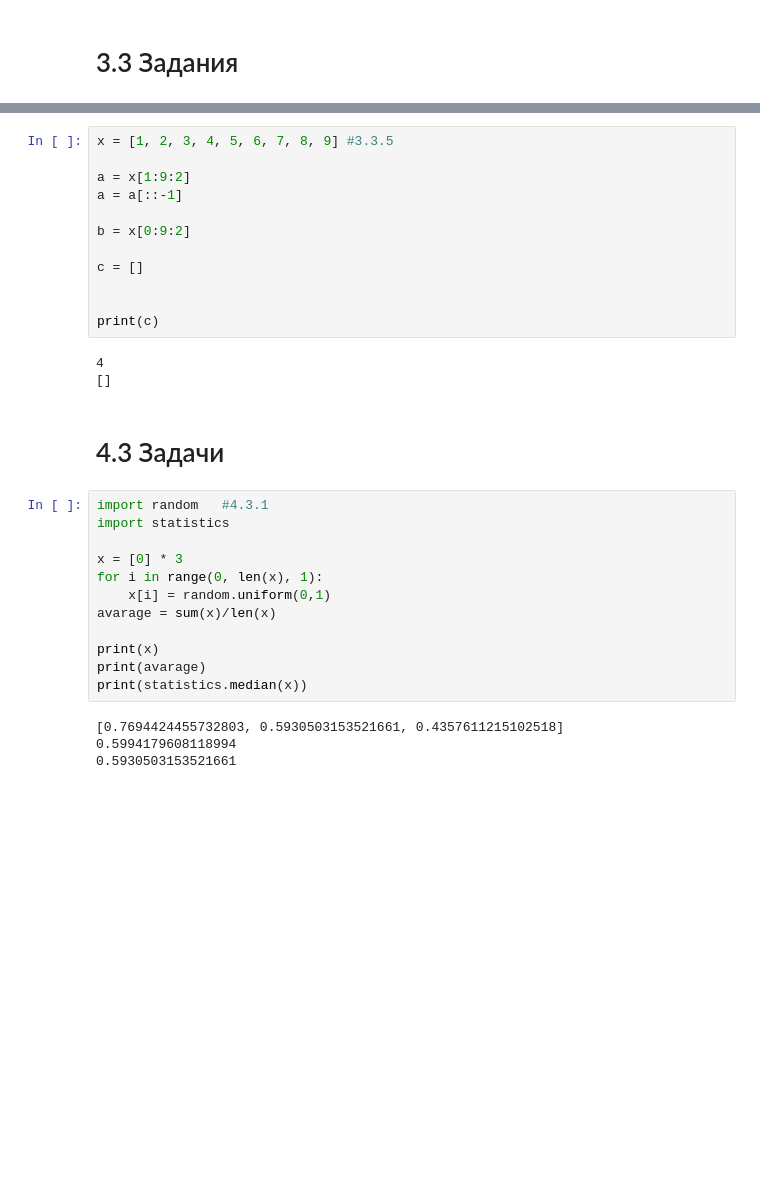
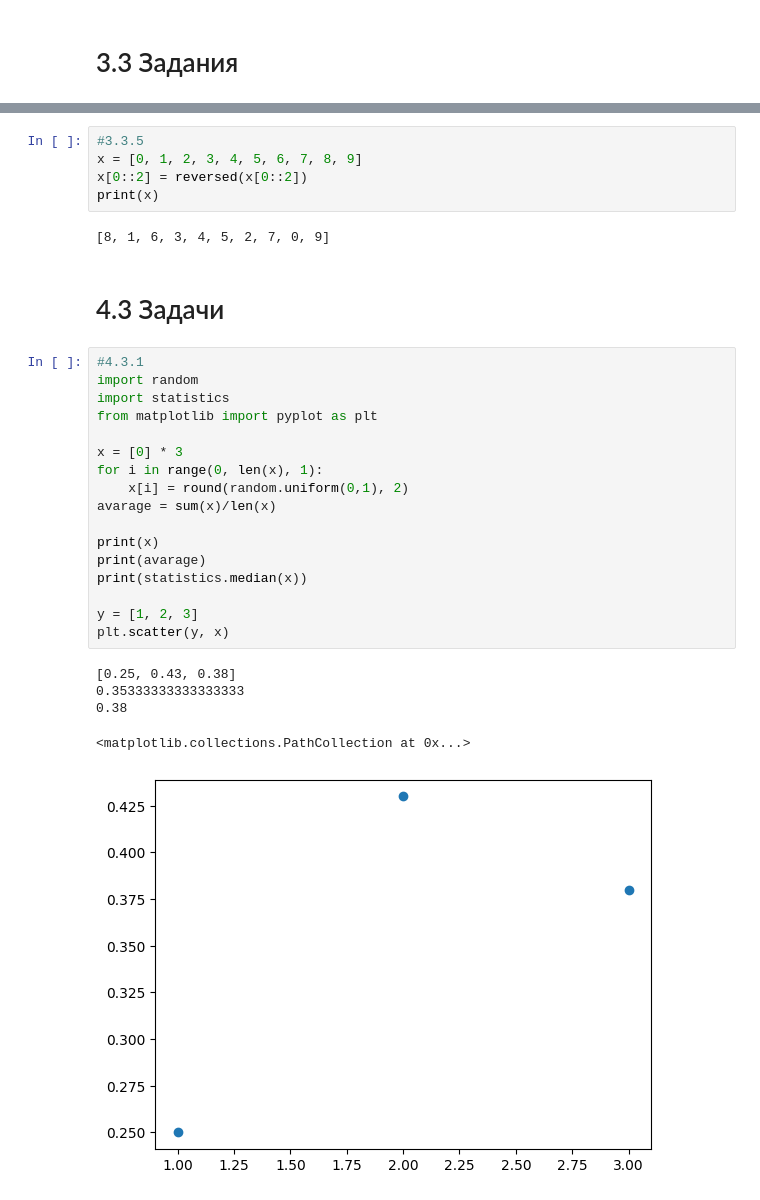
Before and after one commit to Sukusin/python, a Jupyter notebook: AI/Sokolov_Workbook1.ipynb, the cells around one changed output, grey strips where cells are left out. Drawn from its saved outputs; the diff is of its cells as text; blank space fills up the shorter version.

```diff
--- a/AI/Sokolov_Workbook1.ipynb
+++ b/AI/Sokolov_Workbook1.ipynb
@@ -75,36 +89,35 @@ for i in range(105, 5-1, -25): #3.3.4
 30
 5
 # %%
-x = [1, 2, 3, 4, 5, 6, 7, 8, 9] #3.3.5
-
-a = x[1:9:2]
-a = a[::-1]
-
-b = x[0:9:2]
-
-c = []
-
-
-print(c)
+#3.3.5
+x = [0, 1, 2, 3, 4, 5, 6, 7, 8, 9]
+x[0::2] = reversed(x[0::2])
+print(x)
 # %% [output]
-4
-[]
+[8, 1, 6, 3, 4, 5, 2, 7, 0, 9]
 # %% [markdown]
 # 4.3 Задачи
 # %%
-import random   #4.3.1
+#4.3.1
+import random
 import statistics
+from matplotlib import pyplot as plt
 
 x = [0] * 3
 for i in range(0, len(x), 1):
-    x[i] = random.uniform(0,1)
+    x[i] = round(random.uniform(0,1), 2)
 avarage = sum(x)/len(x)
 
 print(x)
 print(avarage)
 print(statistics.median(x))
+
+y = [1, 2, 3]
+plt.scatter(y, x)
 # %% [output]
-[0.7694424455732803, 0.5930503153521661, 0.4357611215102518]
-0.5994179608118994
-0.5930503153521661
+[0.25, 0.43, 0.38]
+0.35333333333333333
+0.38
+<matplotlib.collections.PathCollection at 0x...>
+[figure, added]
 # %%
```
Also changed, not shown: parts of 10 cells of this notebook, 2 other files.
